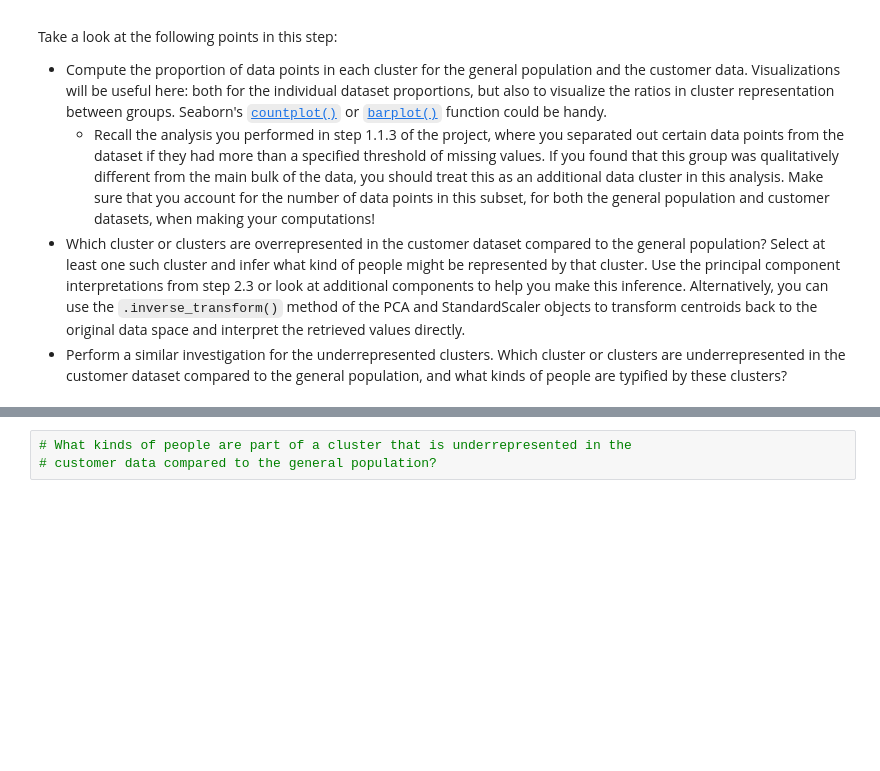
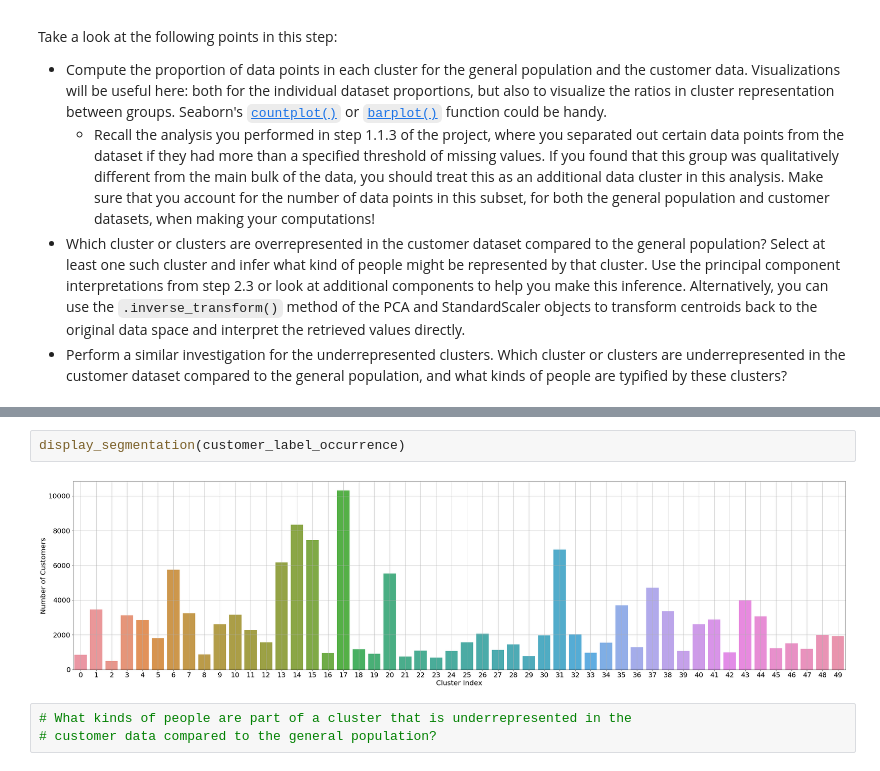
Before and after one commit to ahmedag91/Customer-Segmentation-Using-ML, a Jupyter notebook: Identify_Customer_Segments.ipynb, the cells around one changed output, grey strips where cells are left out. Cells and saved outputs as stored; diff of their text form; blank space fills up the shorter version.

```diff
--- a/Identify_Customer_Segments.ipynb
+++ b/Identify_Customer_Segments.ipynb
@@ -1252,3 +1256,7 @@ customer_label_occurance = label_occurance(customer_labels)
+# %%
+display_segmentation(customer_label_occurrence)
+# %% [output]
+[figure, added]
 # %%
 # What kinds of people are part of a cluster that is underrepresented in the
 # customer data compared to the general population?
```
Also changed, not shown: parts of 10 cells of this notebook.
